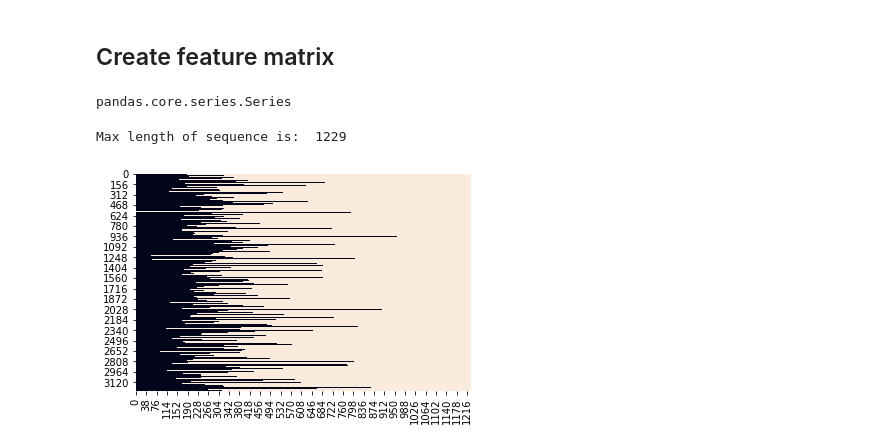
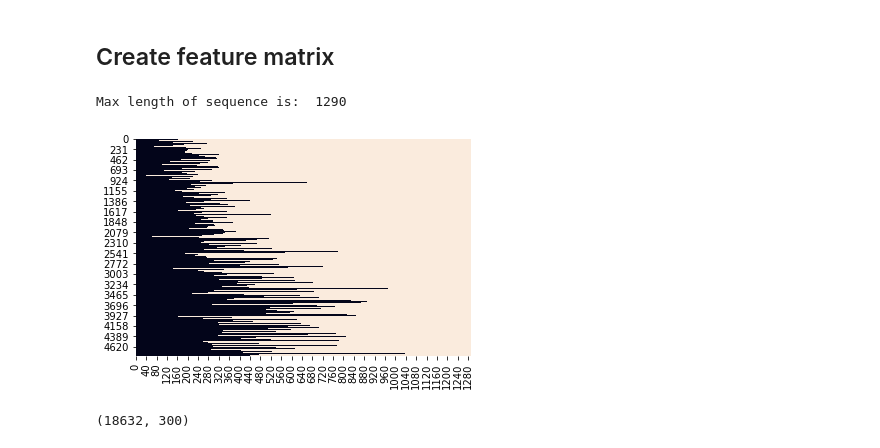
Before and after one commit to hanna-freuden/MusicLyrics, a Jupyter notebook: MusicLyrics Modelling - Part 2 - Word2Vec.ipynb, the cells around one changed output. Drawn from its saved outputs; the diff is of its cells as text; code cells hidden in the pictures.

Commit message:
clean up analysis

```diff
--- a/MusicLyrics Modelling - Part 2 - Word2Vec.ipynb
+++ b/MusicLyrics Modelling - Part 2 - Word2Vec.ipynb
@@ -18,8 +18,8 @@ df = pd.DataFrame(pd.read_pickle('df_add_feat'))
 #target
 y=pd.cut(df.Rank,bins=[0,50,100],labels=[1,0])
 #features
-df=df['lyrics_clean']
-df.head()
+df_text=df['lyrics_clean']
+df_text.head()
 # %% [output]
 0    sam the sham miscellaneous wooly bully wooly b...
 1    sugar pie honey bunch you know that i love you...
@@ -33,6 +33,6 @@ X_train, X_test, y_train, y_test = train_test_split(df,y, test_size=0.33, random
 # %%
 #preprocessing - gensim requires list of list representation
-corpus=X_train
+corpus=df_text
 ## create list of lists of unigrams
 lst_corpus = []
 for string in corpus:
@@ -188,13 +180,9 @@ Credits: https://towardsdatascience.com/text-classification-with-nlp-tf-idf-vs-w
 # %%
 from tensorflow.keras import models, layers, preprocessing as kprocessing
 from tensorflow.keras import backend as K
-# %%
-type(X_train)
-# %% [output]
-pandas.core.series.Series
 # %%
 tokenizer = kprocessing.text.Tokenizer(lower=True, split=' ',
-                     oov_token="NaN",
+                     oov_token=None,
                      filters='!"#$%&()*+,-./:;<=>?@[\\]^_`{|}~\t\n')
 tokenizer.fit_on_texts(lst_corpus)
 dic_vocabulary = tokenizer.word_index
@@ -205,13 +193,13 @@ lst_text2seq= tokenizer.texts_to_sequences(lst_corpus)
 max_len=max([len(list) for list in lst_text2seq])
 print("Max length of sequence is: ", max_len)
 # %% [output]
-Max length of sequence is:  1229
+Max length of sequence is:  1290
 # %%
 ## padding sequence
-X_train = kprocessing.sequence.pad_sequences(lst_text2seq,
+X = kprocessing.sequence.pad_sequences(lst_text2seq,
                     maxlen=max_len, padding="post", truncating="post")
 # %%
-sns.heatmap(X_train==0, vmin=0, vmax=1, cbar=False)
+sns.heatmap(X==0, vmin=0, vmax=1, cbar=False)
 plt.show()
 # %% [output]
-[figure, old version]
+[figure, new version]
@@ -233,0 +206,5 @@ X_test = kprocessing.sequence.pad_sequences(lst_text2seq, maxlen=15,
+# %%
+#no of words in embedding matrix?
+df_wv.shape
+# %% [output]
+(18632, 300)
```
Also changed, not shown: parts of 25 cells of this notebook, 2 other files.
